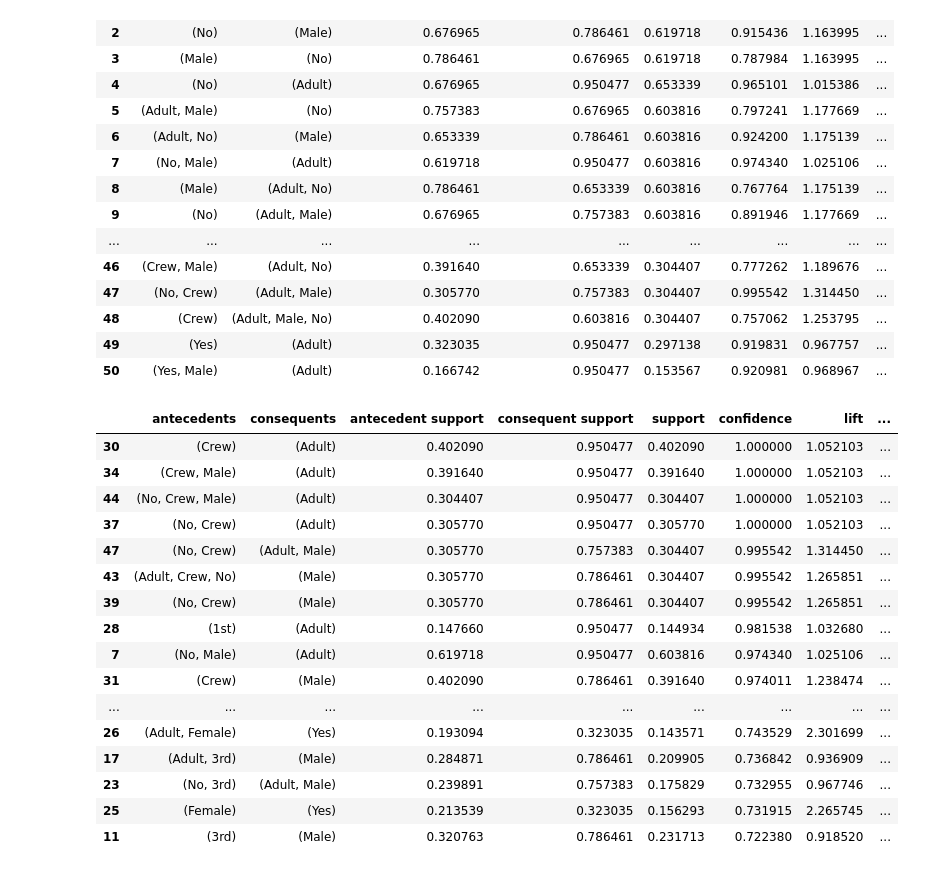
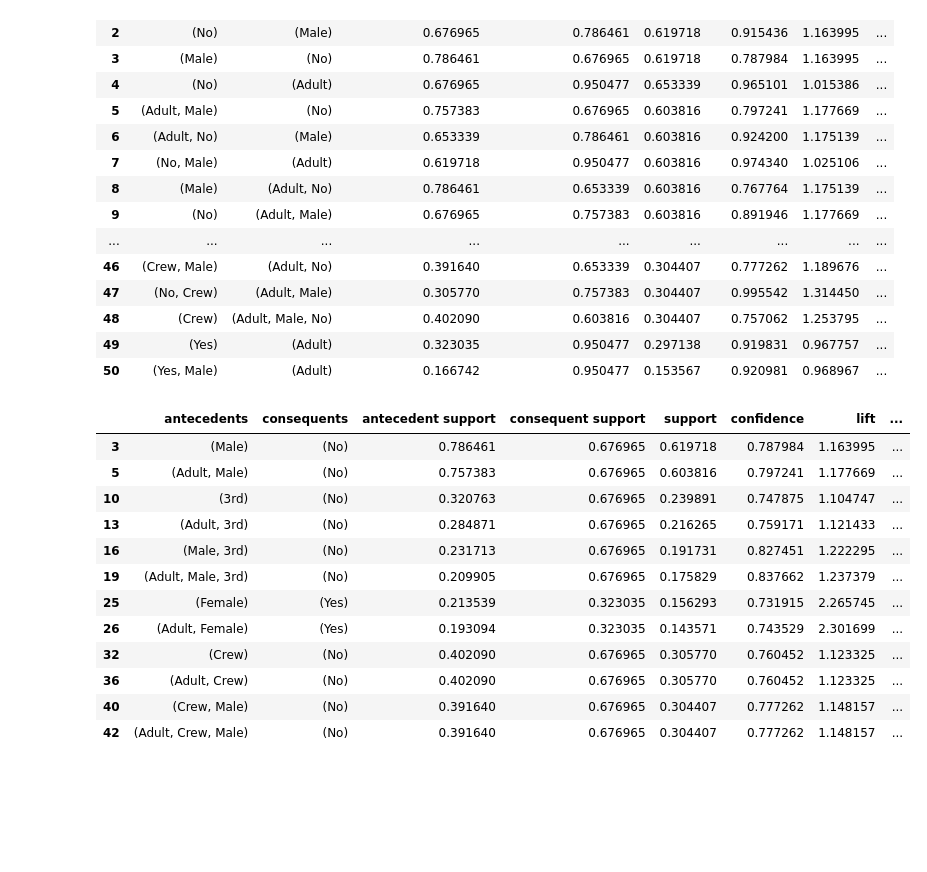
Before and after one commit to EviIius/KNN, a Jupyter notebook: Homework_3/HM3.ipynb, the cells around one changed output. Cells and saved outputs as stored; diff of their text form; code cells hidden in the pictures; blank space fills up the shorter version.

```diff
--- a/Homework_3/HM3.ipynb
+++ b/Homework_3/HM3.ipynb
@@ -209,24 +215,21 @@ rules
 | 48 | (Crew) | (Adult, Male, No) | 0.402090 | 0.603816 | 0.304407 | 0.757062 | 1.253795 | ... |
 | 49 | (Yes) | (Adult) | 0.323035 | 0.950477 | 0.297138 | 0.919831 | 0.967757 | ... |
 | 50 | (Yes, Male) | (Adult) | 0.166742 | 0.950477 | 0.153567 | 0.920981 | 0.968967 | ... |
-# %%
-# Sort values based on confidence
-rules.sort_values("confidence",ascending=False)
-# %% [output]
-|  | antecedents | consequents | antecedent support | consequent support | support | confidence | lift | ... |
-| 30 | (Crew) | (Adult) | 0.402090 | 0.950477 | 0.402090 | 1.000000 | 1.052103 | ... |
-| 34 | (Crew, Male) | (Adult) | 0.391640 | 0.950477 | 0.391640 | 1.000000 | 1.052103 | ... |
-| 44 | (No, Crew, Male) | (Adult) | 0.304407 | 0.950477 | 0.304407 | 1.000000 | 1.052103 | ... |
-| 37 | (No, Crew) | (Adult) | 0.305770 | 0.950477 | 0.305770 | 1.000000 | 1.052103 | ... |
-| 47 | (No, Crew) | (Adult, Male) | 0.305770 | 0.757383 | 0.304407 | 0.995542 | 1.314450 | ... |
-| 43 | (Adult, Crew, No) | (Male) | 0.305770 | 0.786461 | 0.304407 | 0.995542 | 1.265851 | ... |
-| 39 | (No, Crew) | (Male) | 0.305770 | 0.786461 | 0.304407 | 0.995542 | 1.265851 | ... |
-| 28 | (1st) | (Adult) | 0.147660 | 0.950477 | 0.144934 | 0.981538 | 1.032680 | ... |
-| 7 | (No, Male) | (Adult) | 0.619718 | 0.950477 | 0.603816 | 0.974340 | 1.025106 | ... |
-| 31 | (Crew) | (Male) | 0.402090 | 0.786461 | 0.391640 | 0.974011 | 1.238474 | ... |
-| ... | ... | ... | ... | ... | ... | ... | ... | ... |
-| 26 | (Adult, Female) | (Yes) | 0.193094 | 0.323035 | 0.143571 | 0.743529 | 2.301699 | ... |
-| 17 | (Adult, 3rd) | (Male) | 0.284871 | 0.786461 | 0.209905 | 0.736842 | 0.936909 | ... |
-| 23 | (No, 3rd) | (Adult, Male) | 0.239891 | 0.757383 | 0.175829 | 0.732955 | 0.967746 | ... |
-| 25 | (Female) | (Yes) | 0.213539 | 0.323035 | 0.156293 | 0.731915 | 2.265745 | ... |
-| 11 | (3rd) | (Male) | 0.320763 | 0.786461 | 0.231713 | 0.722380 | 0.918520 | ... |
+# %%
+# Filter rules where the consequent is a value of the "Survived" variable
+survived_rules = rules[rules['consequents'].apply(lambda x: len(x) == 1 and ('Yes' in x or 'No' in x))]
+survived_rules
+# %% [output]
+|  | antecedents | consequents | antecedent support | consequent support | support | confidence | lift | ... |
+| 3 | (Male) | (No) | 0.786461 | 0.676965 | 0.619718 | 0.787984 | 1.163995 | ... |
+| 5 | (Adult, Male) | (No) | 0.757383 | 0.676965 | 0.603816 | 0.797241 | 1.177669 | ... |
+| 10 | (3rd) | (No) | 0.320763 | 0.676965 | 0.239891 | 0.747875 | 1.104747 | ... |
+| 13 | (Adult, 3rd) | (No) | 0.284871 | 0.676965 | 0.216265 | 0.759171 | 1.121433 | ... |
+| 16 | (Male, 3rd) | (No) | 0.231713 | 0.676965 | 0.191731 | 0.827451 | 1.222295 | ... |
+| 19 | (Adult, Male, 3rd) | (No) | 0.209905 | 0.676965 | 0.175829 | 0.837662 | 1.237379 | ... |
+| 25 | (Female) | (Yes) | 0.213539 | 0.323035 | 0.156293 | 0.731915 | 2.265745 | ... |
+| 26 | (Adult, Female) | (Yes) | 0.193094 | 0.323035 | 0.143571 | 0.743529 | 2.301699 | ... |
+| 32 | (Crew) | (No) | 0.402090 | 0.676965 | 0.305770 | 0.760452 | 1.123325 | ... |
+| 36 | (Adult, Crew) | (No) | 0.402090 | 0.676965 | 0.305770 | 0.760452 | 1.123325 | ... |
+| 40 | (Crew, Male) | (No) | 0.391640 | 0.676965 | 0.304407 | 0.777262 | 1.148157 | ... |
+| 42 | (Adult, Crew, Male) | (No) | 0.391640 | 0.676965 | 0.304407 | 0.777262 | 1.148157 | ... |
```
Also changed, not shown: parts of 1 cell of this notebook, 1 other file.
